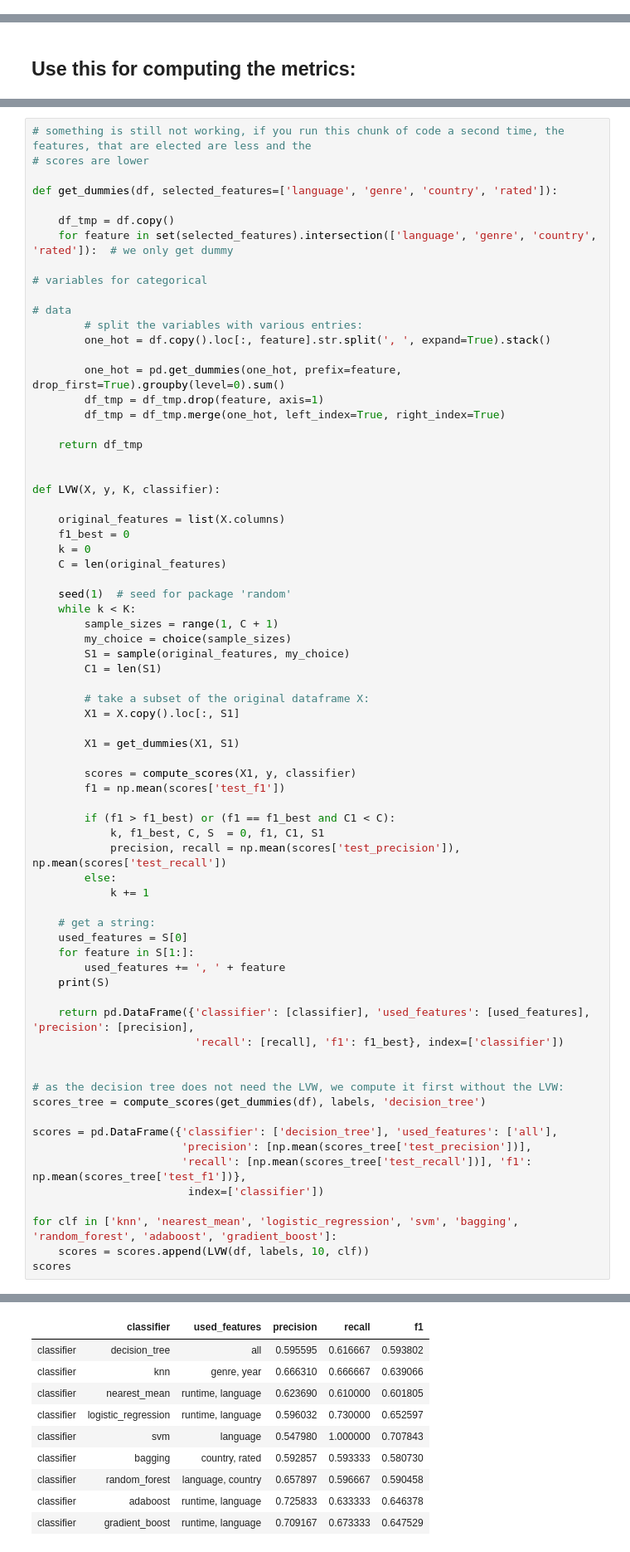
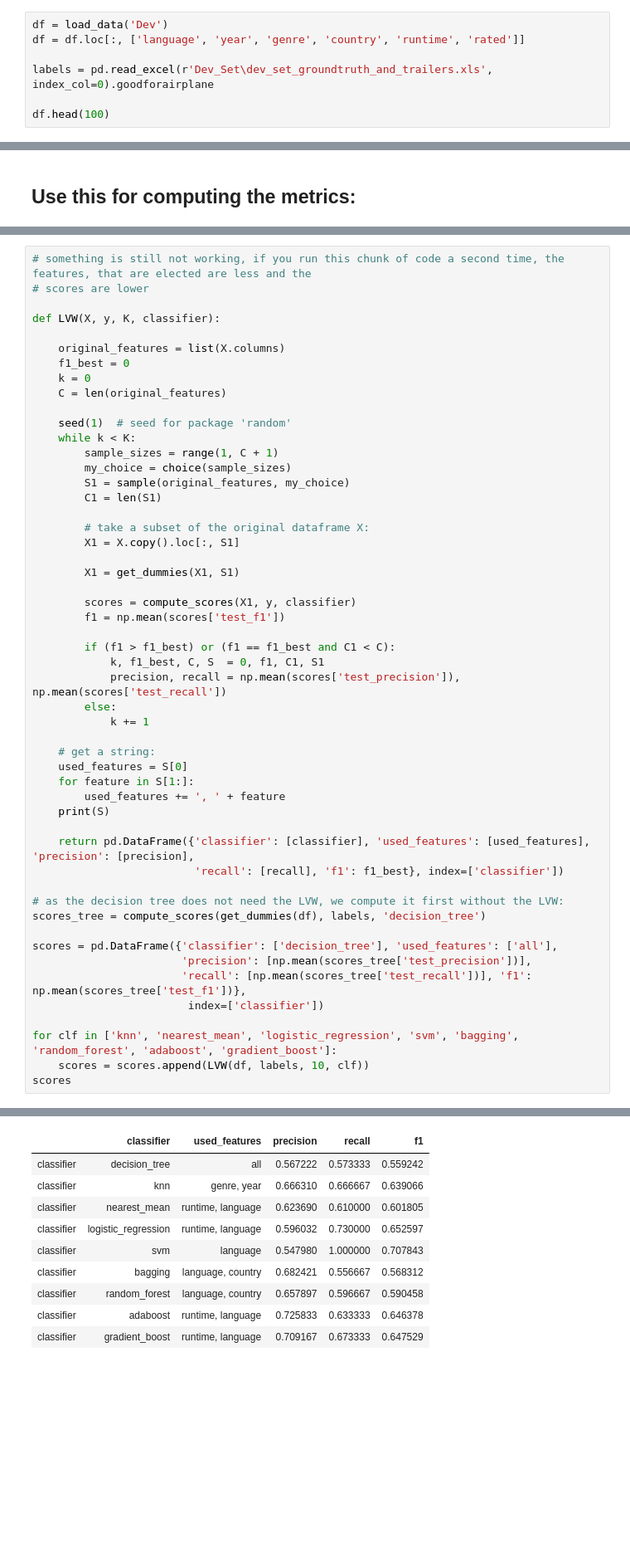
Before and after one commit to mrpip/ExperimentDesign_ex2_CoE, a Jupyter notebook: Metadata.ipynb, the cells around one changed output, grey strips where cells are left out. Shown at 83% size. Saved outputs shown, nothing was run; the diff lists cells and outputs as text; blank space fills up the shorter version.

```diff
--- a/Metadata.ipynb
+++ b/Metadata.ipynb
@@ -86,0 +23,7 @@ df.head(100)
+# %%
+df = load_data('Dev')
+df = df.loc[:, ['language', 'year', 'genre', 'country', 'runtime', 'rated']]
+
+labels = pd.read_excel(r'Dev_Set\dev_set_groundtruth_and_trailers.xls', index_col=0).goodforairplane
+
+df.head(100)
@@ -126,22 +88,6 @@ def compute_scores(X, y, classifier):
 # %%
 # something is still not working, if you run this chunk of code a second time, the features, that are elected are less and the
 # scores are lower
-
-def get_dummies(df, selected_features=['language', 'genre', 'country', 'rated']):
-
-    df_tmp = df.copy()
-    for feature in set(selected_features).intersection(['language', 'genre', 'country', 'rated']):  # we only get dummy
-                                                                                                     # variables for categorical
-                                                                                                      # data
-        # split the variables with various entries:
-        one_hot = df.copy().loc[:, feature].str.split(', ', expand=True).stack()
-
-        one_hot = pd.get_dummies(one_hot, prefix=feature, drop_first=True).groupby(level=0).sum()
-        df_tmp = df_tmp.drop(feature, axis=1)
-        df_tmp = df_tmp.merge(one_hot, left_index=True, right_index=True)
-
-    return df_tmp
-
 
 def LVW(X, y, K, classifier):
 
@@ -180,7 +126,6 @@ def LVW(X, y, K, classifier):
     return pd.DataFrame({'classifier': [classifier], 'used_features': [used_features], 'precision': [precision],
                          'recall': [recall], 'f1': f1_best}, index=['classifier'])
 
-
 # as the decision tree does not need the LVW, we compute it first without the LVW:
 scores_tree = compute_scores(get_dummies(df), labels, 'decision_tree')
 
@@ -278,10 +149,10 @@ scores
 |  | classifier | used_features | precision | recall | f1 |
-| classifier | decision_tree | all | 0.595595 | 0.616667 | 0.593802 |
+| classifier | decision_tree | all | 0.567222 | 0.573333 | 0.559242 |
 | classifier | knn | genre, year | 0.666310 | 0.666667 | 0.639066 |
 | classifier | nearest_mean | runtime, language | 0.623690 | 0.610000 | 0.601805 |
 | classifier | logistic_regression | runtime, language | 0.596032 | 0.730000 | 0.652597 |
 | classifier | svm | language | 0.547980 | 1.000000 | 0.707843 |
-| classifier | bagging | country, rated | 0.592857 | 0.593333 | 0.580730 |
+| classifier | bagging | language, country | 0.682421 | 0.556667 | 0.568312 |
 | classifier | random_forest | language, country | 0.657897 | 0.596667 | 0.590458 |
 | classifier | adaboost | runtime, language | 0.725833 | 0.633333 | 0.646378 |
 | classifier | gradient_boost | runtime, language | 0.709167 | 0.673333 | 0.647529 |
```
Also changed, not shown: parts of 5 cells of this notebook, 3 other files.
